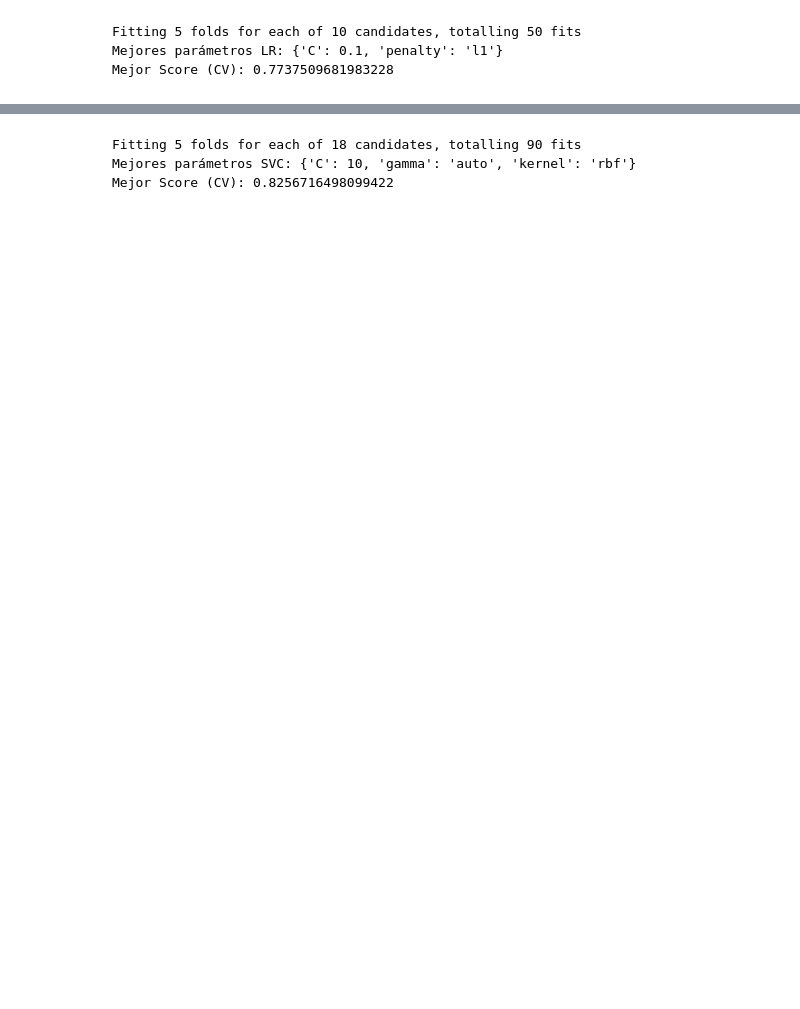
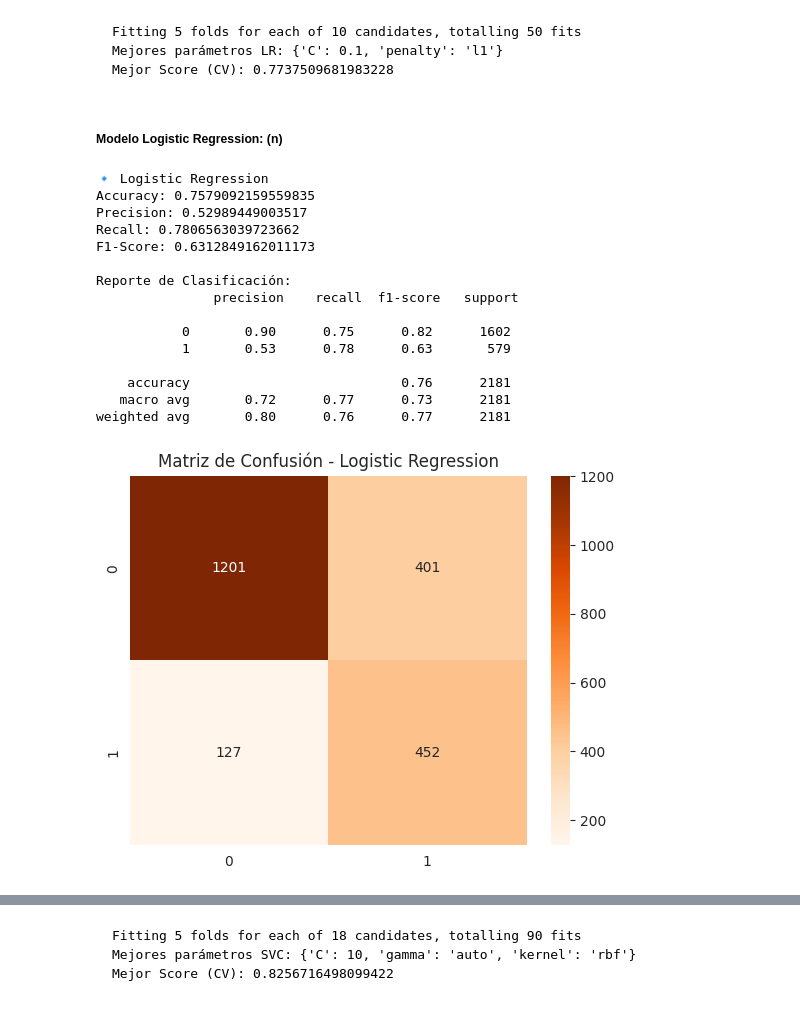
Before and after one commit to MigXDev/CS_Datos_I_DESAFIO_3, a Jupyter notebook: TelecomX_LATAM_2.ipynb, the cells around one changed output, grey strips where cells are left out. Saved outputs shown, nothing was run; the diff lists cells and outputs as text; code cells hidden in the pictures; blank space fills up the shorter version.

````diff
--- a/TelecomX_LATAM_2.ipynb
+++ b/TelecomX_LATAM_2.ipynb
@@ -931,3 +1067,48 @@ Fitting 5 folds for each of 10 candidates, totalling 50 fits
 Mejores parámetros LR: {'C': 0.1, 'penalty': 'l1'}
 Mejor Score (CV): 0.7737509681983228
 ```
+# %% [markdown]
+##### Modelo Logistic Regression: (n)
+# %%
+# --- CREACIÓN DEL MODELO ---
+lr_best = LogisticRegression(
+    C=0.1,
+    penalty='l1',
+    solver='liblinear',
+    random_state=42
+)
+
+# --- ENTRENAMIENTO ---
+lr_best.fit(X_train_bal_scaled, y_train_bal)
+
+# --- EVALUACIÓN ---
+y_pred_lr = lr_best.predict(X_test_scaled)
+
+print("🔹 Logistic Regression")
+print("Accuracy:", accuracy_score(y_test, y_pred_lr))
+print("Precision:", precision_score(y_test, y_pred_lr))
+print("Recall:", recall_score(y_test, y_pred_lr))
+print("F1-Score:", f1_score(y_test, y_pred_lr))
+print("\nReporte de Clasificación:\n", classification_report(y_test, y_pred_lr))
+
+cm_lr = confusion_matrix(y_test, y_pred_lr)
+sns.heatmap(cm_lr, annot=True, fmt='d', cmap='Oranges')
+plt.title("Matriz de Confusión - Logistic Regression")
+plt.show()
+# %% [output]
+🔹 Logistic Regression
+Accuracy: 0.7579092159559835
+Precision: 0.52989449003517
+Recall: 0.7806563039723662
+F1-Score: 0.6312849162011173
+
+Reporte de Clasificación:
+               precision    recall  f1-score   support
+
+           0       0.90      0.75      0.82      1602
+           1       0.53      0.78      0.63       579
+
+    accuracy                           0.76      2181
+   macro avg       0.72      0.77      0.73      2181
+weighted avg       0.80      0.76      0.77      2181
+[figure, added]
````
Also changed, not shown: parts of 56 cells of this notebook.
